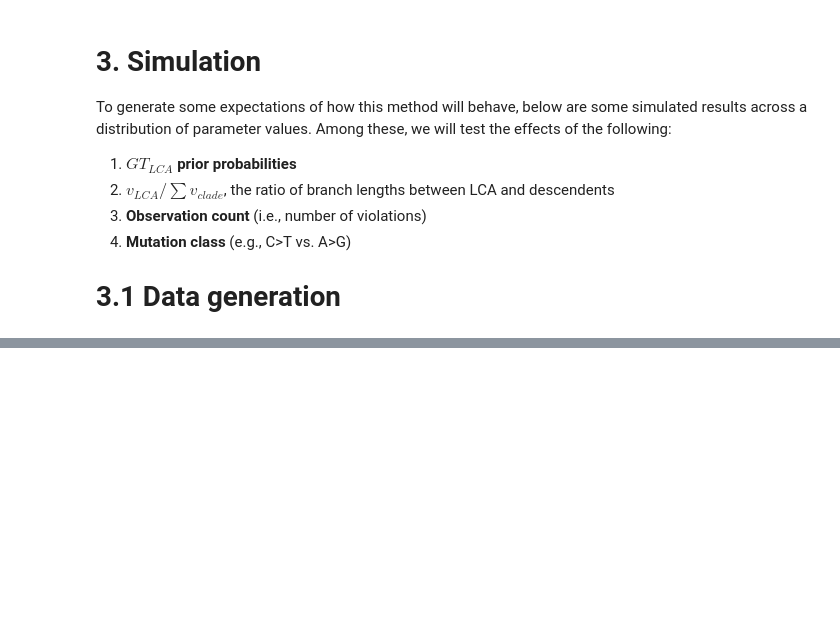
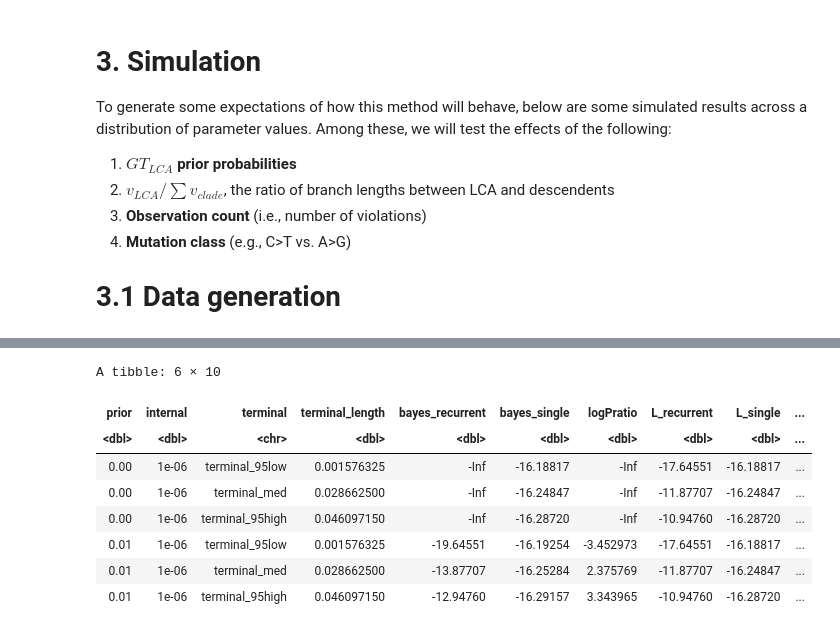
Before and after one commit to mtassia/somatic_mutation_scm, a Jupyter notebook: docs/recurrent_convergence.ipynb, the cells around one changed output, grey strips where cells are left out. Cells and saved outputs as stored; diff of their text form; code cells hidden in the pictures; blank space fills up the shorter version.

```diff
--- a/docs/recurrent_convergence.ipynb
+++ b/docs/recurrent_convergence.ipynb
@@ -101,0 +181,50 @@ suppressPackageStartupMessages(
+# %%
+## Compute statistics
+### numerator = two independent origins
+### denominator = single origin in ancestor
+pbmclapply(X = seq(1,nrow(df)), FUN = function(i) {
+    row <- df[i, ]
+
+    # Compute stats
+    ## Posterior ratio
+    bayes_recurrent <- sum(c(mutL(Q, anc_genotype = "CC", desc_genotype = "CC", branch_length = row$internal),
+                             mutL(Q, anc_genotype = "CC", desc_genotype = "CT", branch_length = row$terminal_length),
+                             mutL(Q, anc_genotype = "CC", desc_genotype = "CT", branch_length = row$terminal_length),
+                             log10(row$prior)))
+    bayes_single <- sum(c(mutL(Q, anc_genotype = "CC", desc_genotype = "CT", branch_length = row$internal),
+                          mutL(Q, anc_genotype = "CT", desc_genotype = "CT", branch_length = row$terminal_length),
+                          mutL(Q, anc_genotype = "CT", desc_genotype = "CT", branch_length = row$terminal_length),
+                          log10(1 - row$prior)))
+    logPratio <- bayes_recurrent - bayes_single
+
+    ## Likelihood ratio
+    L_recurrent <- sum(c(mutL(Q, anc_genotype = "CC", desc_genotype = "CC", branch_length = row$internal),
+                         mutL(Q, anc_genotype = "CC", desc_genotype = "CT", branch_length = row$terminal_length),
+                         mutL(Q, anc_genotype = "CC", desc_genotype = "CT", branch_length = row$terminal_length)))
+    L_single <- sum(c(mutL(Q, anc_genotype = "CC", desc_genotype = "CT", branch_length = row$internal),
+                        mutL(Q, anc_genotype = "CT", desc_genotype = "CT", branch_length = row$terminal_length),
+                        mutL(Q, anc_genotype = "CT", desc_genotype = "CT", branch_length = row$terminal_length)))
+    logLratio <- L_recurrent - L_single
+
+    # Add to data frame
+    row$bayes_recurrent <- bayes_recurrent
+    row$bayes_single <- bayes_single
+    row$logPratio <- logPratio
+    row$L_recurrent <- L_recurrent
+    row$L_single <- L_single
+    row$logLratio <- logLratio
+
+    # Return row
+    return(row)
+}) %>% bind_rows() -> df
+head(df)
+# %% [output]
+A tibble: 6 × 10
+| prior | internal | terminal | terminal_length | bayes_recurrent | bayes_single | logPratio | L_recurrent | L_single | ... |
+| <dbl> | <dbl> | <chr> | <dbl> | <dbl> | <dbl> | <dbl> | <dbl> | <dbl> | ... |
+| 0.00 | 1e-06 | terminal_95low | 0.001576325 | -Inf | -16.18817 | -Inf | -17.64551 | -16.18817 | ... |
+| 0.00 | 1e-06 | terminal_med | 0.028662500 | -Inf | -16.24847 | -Inf | -11.87707 | -16.24847 | ... |
+| 0.00 | 1e-06 | terminal_95high | 0.046097150 | -Inf | -16.28720 | -Inf | -10.94760 | -16.28720 | ... |
+| 0.01 | 1e-06 | terminal_95low | 0.001576325 | -19.64551 | -16.19254 | -3.452973 | -17.64551 | -16.18817 | ... |
+| 0.01 | 1e-06 | terminal_med | 0.028662500 | -13.87707 | -16.25284 | 2.375769 | -11.87707 | -16.24847 | ... |
+| 0.01 | 1e-06 | terminal_95high | 0.046097150 | -12.94760 | -16.29157 | 3.343965 | -10.94760 | -16.28720 | ... |
```
Also changed, not shown: parts of 10 cells of this notebook, 4 other files.
